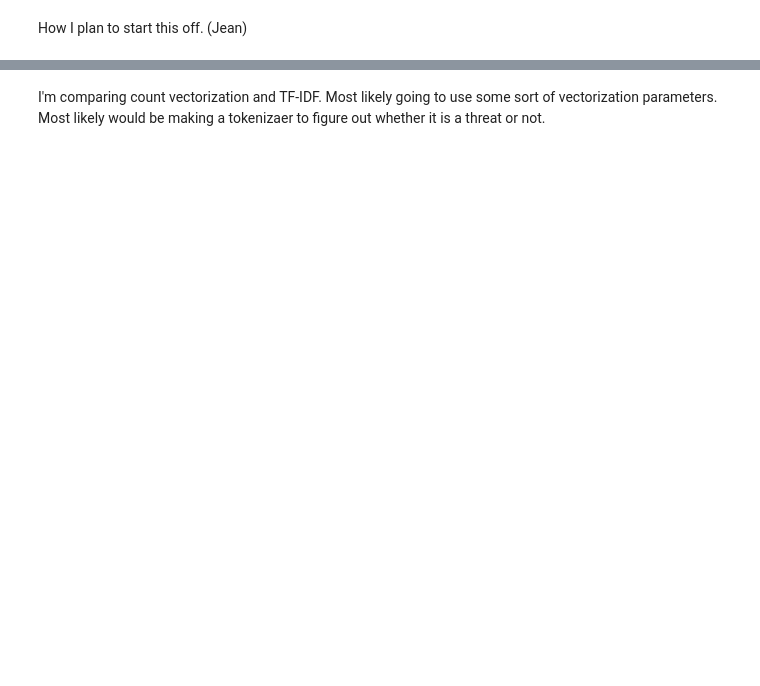
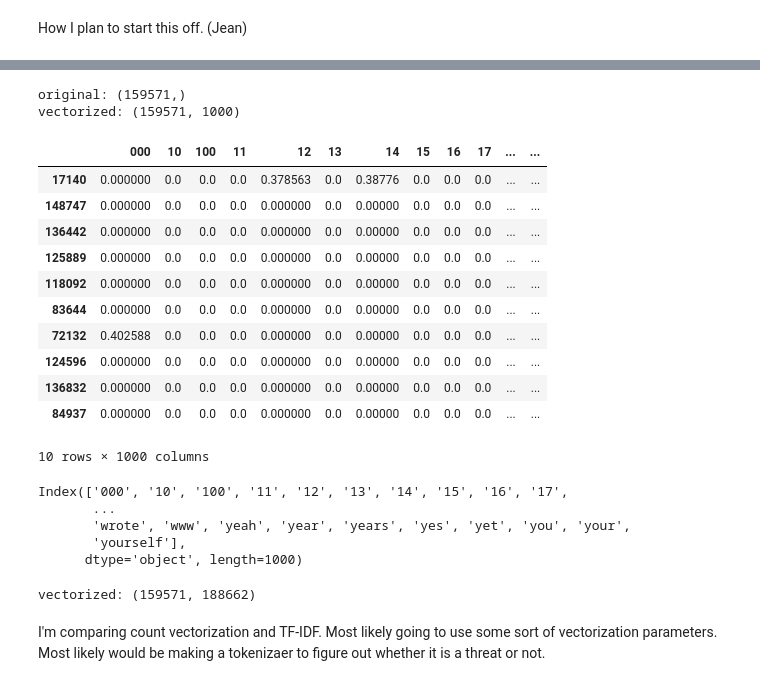
Before and after one commit to JLEncenarial/Group-Project-1, a Jupyter notebook: Jean's Code.ipynb, the cells around one changed output, grey strips where cells are left out. Cells and saved outputs as stored; diff of their text form; code cells hidden in the pictures; blank space fills up the shorter version.

```diff
--- a/Jean's Code.ipynb
+++ b/Jean's Code.ipynb
@@ -79,3 +129,44 @@ vectorized: (159571, 150)
 10 rows × 150 columns
+# %%
+vec_tf = TfidfVectorizer(max_features=1000, strip_accents="unicode")
+tmp = vec_tf.fit_transform(train_df["comment_text"])
+tok_cols = vec_tf.get_feature_names_out()
+tok_df = pd.DataFrame(tmp.toarray(), columns=tok_cols)
+print("original:", train_df["comment_text"].shape)
+print("vectorized:", tmp.shape)
+tok_df.sample(10)
+# %% [output]
+original: (159571,)
+vectorized: (159571, 1000)
+|  | 000 | 10 | 100 | 11 | 12 | 13 | 14 | 15 | 16 | 17 | ... | ... |
+| 17140 | 0.000000 | 0.0 | 0.0 | 0.0 | 0.378563 | 0.0 | 0.38776 | 0.0 | 0.0 | 0.0 | ... | ... |
+| 148747 | 0.000000 | 0.0 | 0.0 | 0.0 | 0.000000 | 0.0 | 0.00000 | 0.0 | 0.0 | 0.0 | ... | ... |
+| 136442 | 0.000000 | 0.0 | 0.0 | 0.0 | 0.000000 | 0.0 | 0.00000 | 0.0 | 0.0 | 0.0 | ... | ... |
+| 125889 | 0.000000 | 0.0 | 0.0 | 0.0 | 0.000000 | 0.0 | 0.00000 | 0.0 | 0.0 | 0.0 | ... | ... |
+| 118092 | 0.000000 | 0.0 | 0.0 | 0.0 | 0.000000 | 0.0 | 0.00000 | 0.0 | 0.0 | 0.0 | ... | ... |
+| 83644 | 0.000000 | 0.0 | 0.0 | 0.0 | 0.000000 | 0.0 | 0.00000 | 0.0 | 0.0 | 0.0 | ... | ... |
+| 72132 | 0.402588 | 0.0 | 0.0 | 0.0 | 0.000000 | 0.0 | 0.00000 | 0.0 | 0.0 | 0.0 | ... | ... |
+| 124596 | 0.000000 | 0.0 | 0.0 | 0.0 | 0.000000 | 0.0 | 0.00000 | 0.0 | 0.0 | 0.0 | ... | ... |
+| 136832 | 0.000000 | 0.0 | 0.0 | 0.0 | 0.000000 | 0.0 | 0.00000 | 0.0 | 0.0 | 0.0 | ... | ... |
+| 84937 | 0.000000 | 0.0 | 0.0 | 0.0 | 0.000000 | 0.0 | 0.00000 | 0.0 | 0.0 | 0.0 | ... | ... |
+10 rows × 1000 columns
+# %%
+tok_df.columns
+# %% [output]
+Index(['000', '10', '100', '11', '12', '13', '14', '15', '16', '17',
+       ...
+       'wrote', 'www', 'yeah', 'year', 'years', 'yes', 'yet', 'you', 'your',
+       'yourself'],
+      dtype='object', length=1000)
+# %%
+vec_tf = TfidfVectorizer(strip_accents="unicode")
+tmp = vec_tf.fit_transform(train_df["comment_text"])
+tok_cols = vec_tf.get_feature_names_out()
+#tok_df = pd.DataFrame(tmp.toarray(), columns=tok_cols)
+#print("original:", train_df["comment_text"].shape)
+print("vectorized:", tmp.shape)
+#tok_df.sample(10)
+# %% [output]
+vectorized: (159571, 188662)
 # %% [markdown]
 I'm comparing count vectorization and TF-IDF. Most likely going to use some sort of vectorization parameters. Most likely would be making a tokenizaer to figure out whether it is a threat or not.
```
Also changed, not shown: parts of 16 cells of this notebook.
